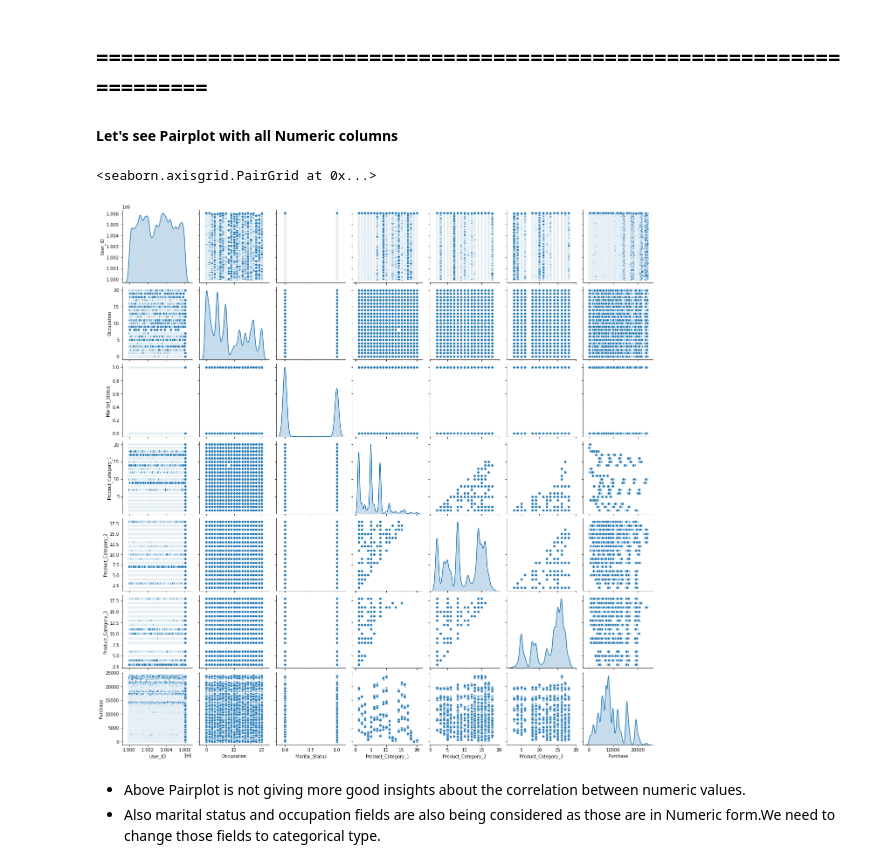
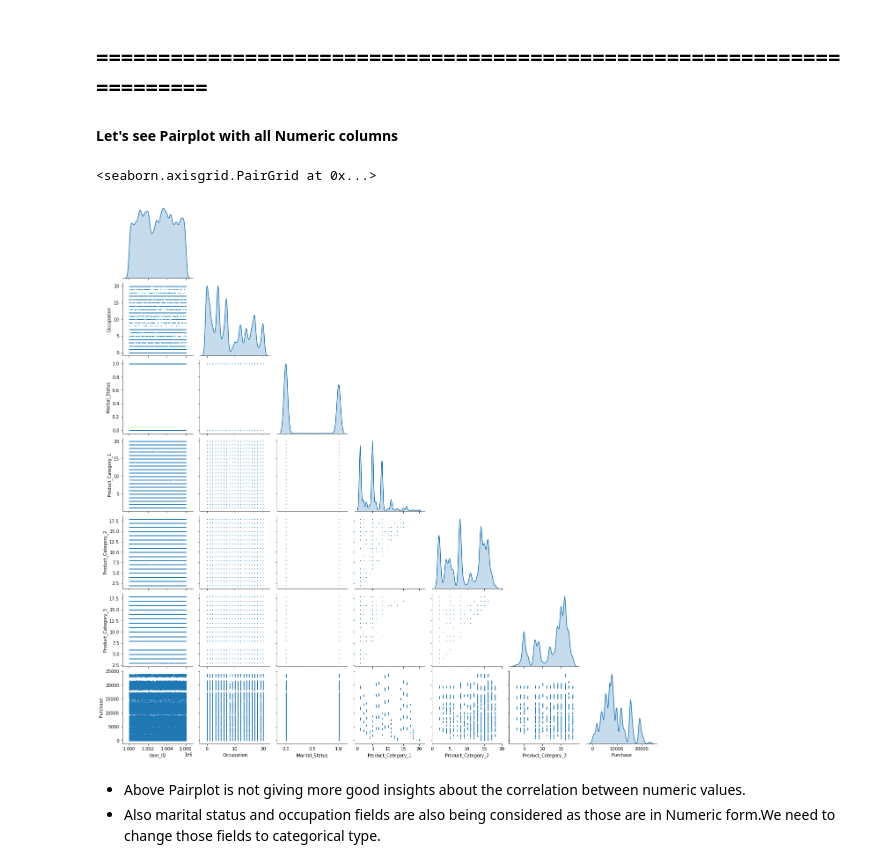
Before and after one commit to EagleDangar/BlackFriday-prediction, a Jupyter notebook: blackfriday-insights-and-model.ipynb, the cells around one changed output. Saved outputs shown, nothing was run; the diff lists cells and outputs as text; code cells hidden in the pictures.

```diff
--- a/blackfriday-insights-and-model.ipynb
+++ b/blackfriday-insights-and-model.ipynb
@@ -279,11 +258,14 @@ train_df.groupby(["Stay_In_Current_City_Years","Gender"])[["Purchase"]].mean().u
 ## =====================================================================
 
 #### Let's see Pairplot with all Numeric columns
-# %%
-sns.pairplot(train_df,diag_kind="kde" )Marital_Status
-# %% [output]
-<seaborn.axisgrid.PairGrid at 0x...>
-[figure, removed]
+# %%
+sns.pairplot(train_df,diag_kind="kde",corner=True,
+             markers="+",
+             plot_kws=dict(s=1, edgecolor="b", linewidth=1),
+             diag_kws=dict(shade=True) )
+# %% [output]
+<seaborn.axisgrid.PairGrid at 0x...>
+[figure, added]
 # %% [markdown]
 * Above Pairplot is not giving more good insights about the correlation between numeric values.
 * Also marital status and occupation fields are also being considered as those are in Numeric form.We need to change those fields to categorical type.
```
Also changed, not shown: parts of 37 cells of this notebook, 2 other files.
